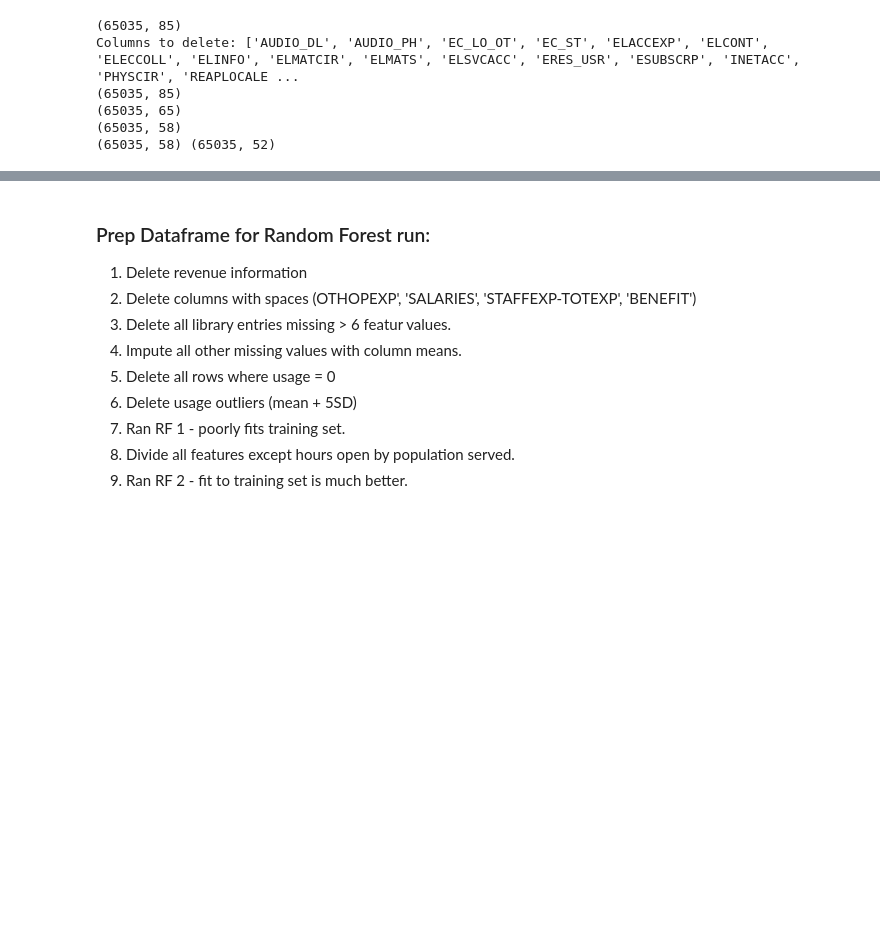
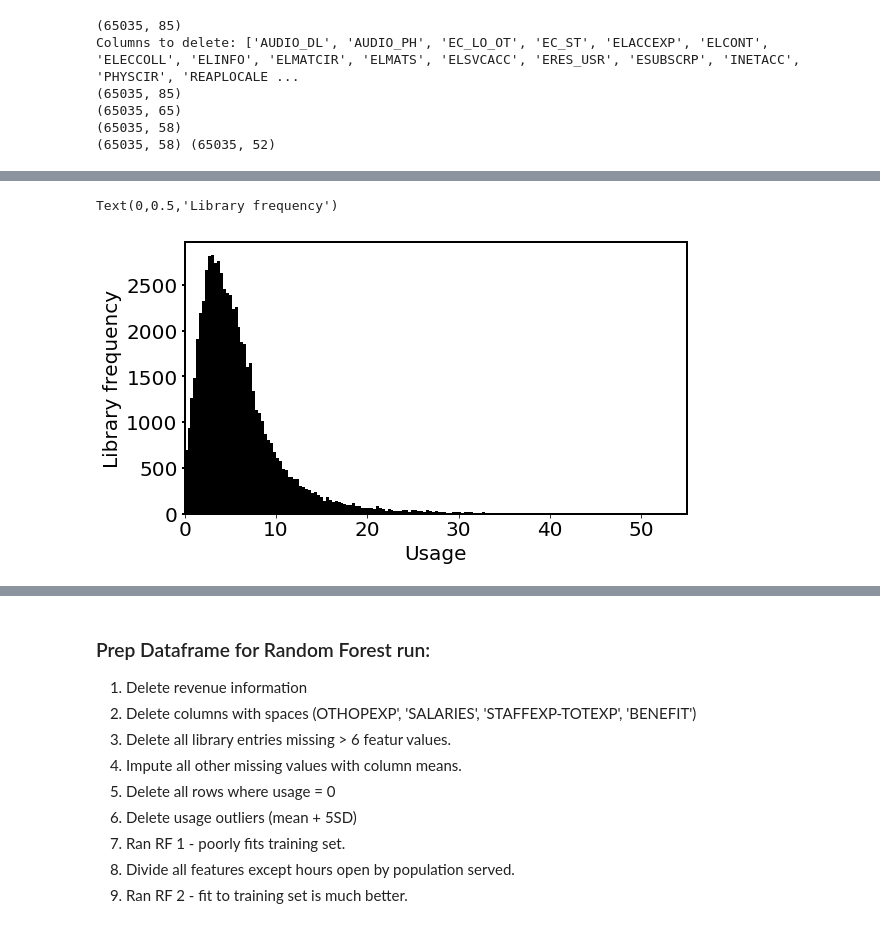
Before and after one commit to olgabane/Insight2019_LibraryProject, a Jupyter notebook: InsightLibraryProject_FinalNotebook.ipynb, the cells around one changed output, grey strips where cells are left out. Saved outputs shown, nothing was run; the diff lists cells and outputs as text; code cells hidden in the pictures; blank space fills up the shorter version.

```diff
--- a/InsightLibraryProject_FinalNotebook.ipynb
+++ b/InsightLibraryProject_FinalNotebook.ipynb
@@ -440,0 +473,15 @@ Columns to delete: ['AUDIO_DL', 'AUDIO_PH', 'EC_LO_OT', 'EC_ST', 'ELACCEXP', 'EL
+# %%
+#Library usage for all years.
+#I am plotting only to usage of 55 (xlim = (0, 55)) because I removed outliers from RF below (outlier = usage over mean+5*SD)
+fig = plt.figure(figsize = (9,5))
+plt.rcParams.update({'font.size': 20})
+ax = fig.gca()
+plt.xlabel("Usage")
+plt.axvline(0, color='black', lw = 2)
+plt.axhline(0, color='black', lw = 2)
+plt.ylabel("y label")
+ReducedDF['Usage'].plot.hist(grid = False, color = "black", bins = 5000, xlim = (0, 55))
+ax.set_ylabel("Library frequency")
+# %% [output]
+Text(0,0.5,'Library frequency')
+[figure, added]
```
Also changed, not shown: parts of 4 cells of this notebook.
